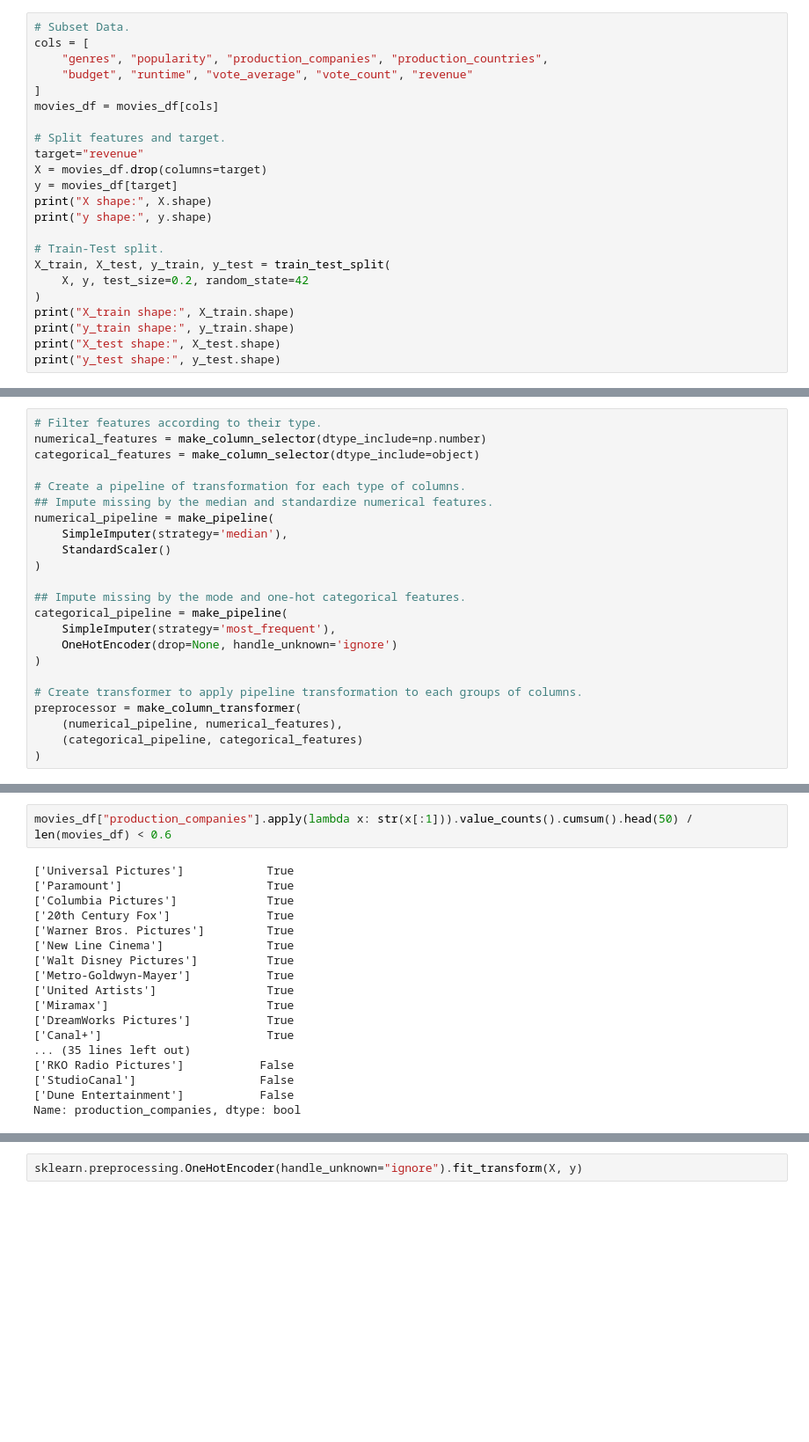
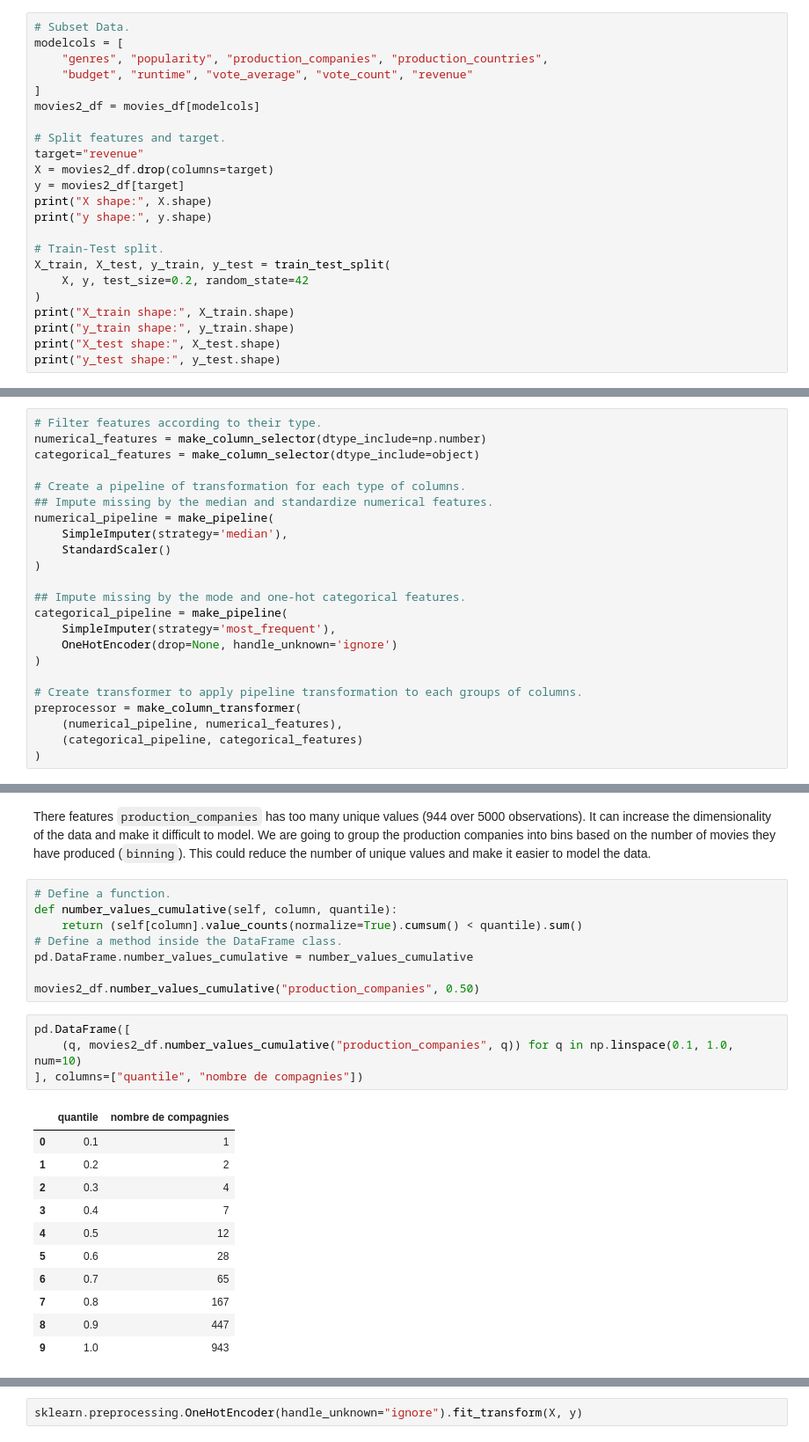
Before and after one commit to jomayans/Projet-Python, a Jupyter notebook: notebook_principal.ipynb, the cells around one changed output, grey strips where cells are left out. Shown at 88% size. Saved outputs shown, nothing was run; the diff lists cells and outputs as text; blank space fills up the shorter version.

Commit message:
Update
Modeling

```diff
--- a/notebook_principal.ipynb
+++ b/notebook_principal.ipynb
@@ -215,16 +146,16 @@ from sklearn.model_selection import train_test_split, cross_val_score, GridSearc
 ## Data Preprocessing (Pipelines)
 # %%
 # Subset Data.
-cols = [
+modelcols = [
     "genres", "popularity", "production_companies", "production_countries",
     "budget", "runtime", "vote_average", "vote_count", "revenue"
 ]
-movies_df = movies_df[cols]
+movies2_df = movies_df[modelcols]
 
 # Split features and target.
 target="revenue"
-X = movies_df.drop(columns=target)
-y = movies_df[target]
+X = movies2_df.drop(columns=target)
+y = movies2_df[target]
 print("X shape:", X.shape)
 print("y shape:", y.shape)
 
@@ -303,20 +241,26 @@ nan
+# %% [markdown]
+There features `production_companies` has too many unique values (944 over 5000 observations). It can increase the dimensionality of the data and make it difficult to model. We are going to group the production companies into bins based on the number of movies they have produced (`binning`). This could reduce the number of unique values and make it easier to model the data.
 # %%
-movies_df["production_companies"].apply(lambda x: str(x[:1])).value_counts().cumsum().head(50) / len(movies_df) < 0.6
+# Define a function.
+def number_values_cumulative(self, column, quantile):
+    return (self[column].value_counts(normalize=True).cumsum() < quantile).sum()
+# Define a method inside the DataFrame class.
+pd.DataFrame.number_values_cumulative = number_values_cumulative
+
+movies2_df.number_values_cumulative("production_companies", 0.50)
-# %% [output]
-['Universal Pictures']            True
-['Paramount']                     True
-['Columbia Pictures']             True
-['20th Century Fox']              True
-['Warner Bros. Pictures']         True
-['New Line Cinema']               True
-['Walt Disney Pictures']          True
-['Metro-Goldwyn-Mayer']           True
-['United Artists']                True
-['Miramax']                       True
-['DreamWorks Pictures']           True
-['Canal+']                        True
-... (35 lines left out)
-['RKO Radio Pictures']           False
-['StudioCanal']                  False
-['Dune Entertainment']           False
-Name: production_companies, dtype: bool
+# %%
+pd.DataFrame([
+    (q, movies2_df.number_values_cumulative("production_companies", q)) for q in np.linspace(0.1, 1.0, num=10)
+], columns=["quantile", "nombre de compagnies"])
+# %% [output]
+|  | quantile | nombre de compagnies |
+| 0 | 0.1 | 1 |
+| 1 | 0.2 | 2 |
+| 2 | 0.3 | 4 |
+| 3 | 0.4 | 7 |
+| 4 | 0.5 | 12 |
+| 5 | 0.6 | 28 |
+| 6 | 0.7 | 65 |
+| 7 | 0.8 | 167 |
+| 8 | 0.9 | 447 |
+| 9 | 1.0 | 943 |
```
Also changed, not shown: parts of 14 cells of this notebook.
